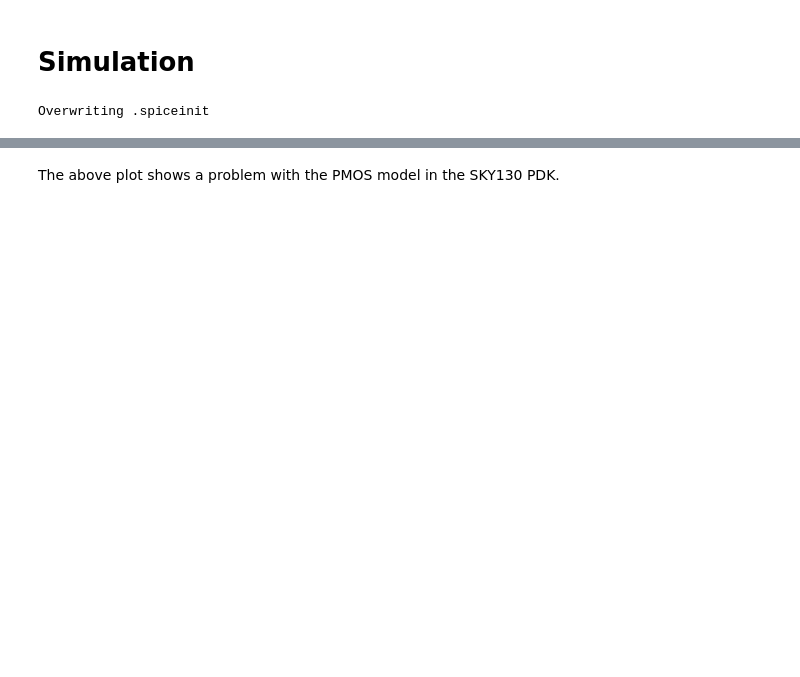
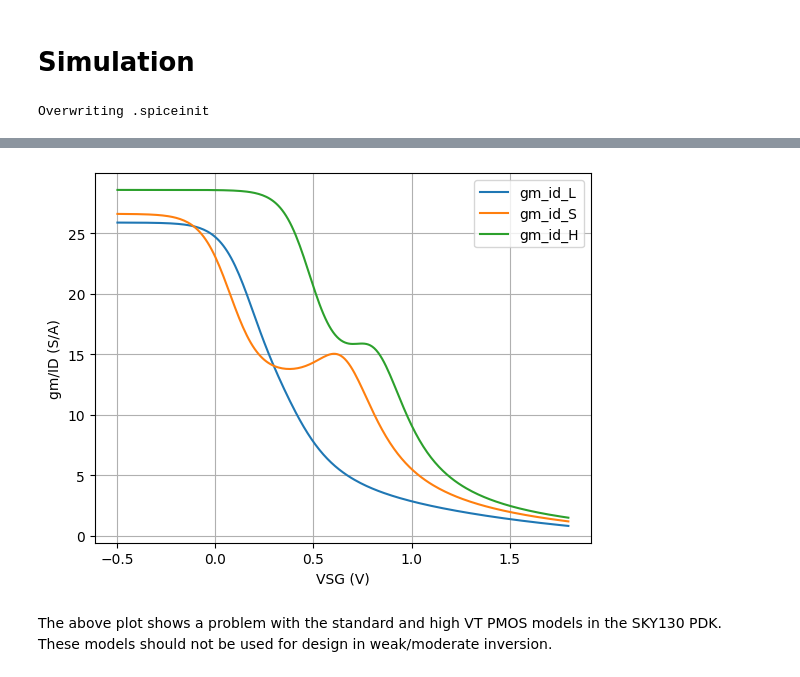
Before and after one commit to bmurmann/Ngspice-on-Colab, a Jupyter notebook: notebooks/SKY130_VGS_sweep.ipynb, the cells around one changed output, grey strips where cells are left out. Drawn from its saved outputs; the diff is of its cells as text; code cells hidden in the pictures; blank space fills up the shorter version.

```diff
--- a/notebooks/SKY130_VGS_sweep.ipynb
+++ b/notebooks/SKY130_VGS_sweep.ipynb
@@ -121,2 +161,13 @@ plt.show()
+# %%
+plt.plot(df.vsg, df.gm_id_L, label="gm_id_L")
+plt.plot(df.vsg, df.gm_id_S, label="gm_id_S")
+plt.plot(df.vsg, df.gm_id_H, label="gm_id_H")
+plt.xlabel("VSG (V)")
+plt.ylabel("gm/ID (S/A)")
+plt.legend(loc="upper right")
+plt.grid()
+plt.show()
+# %% [output]
+[figure, added]
 # %% [markdown]
-The above plot shows a problem with the PMOS model in the SKY130 PDK.
+The above plot shows a problem with the standard and high VT PMOS models in the SKY130 PDK. These models should not be used for design in weak/moderate inversion.
```
Also changed, not shown: parts of 13 cells of this notebook.
